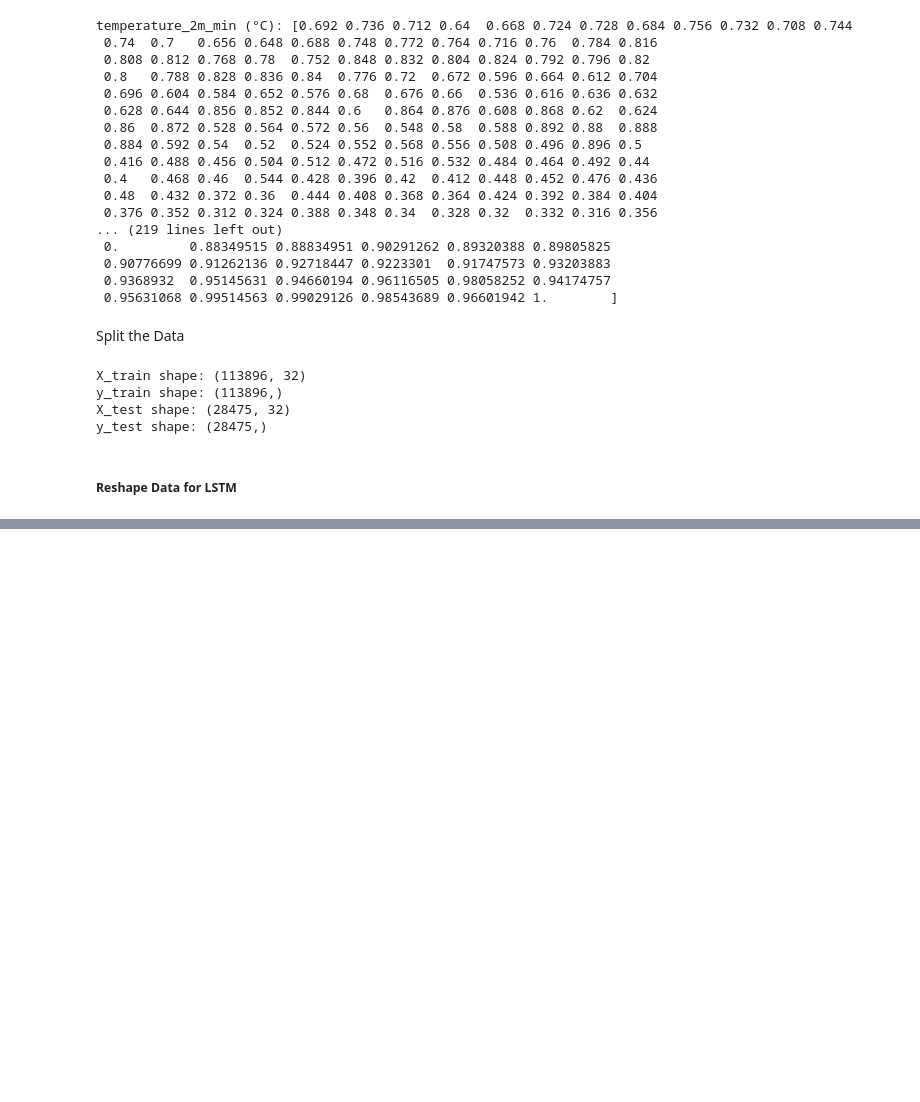
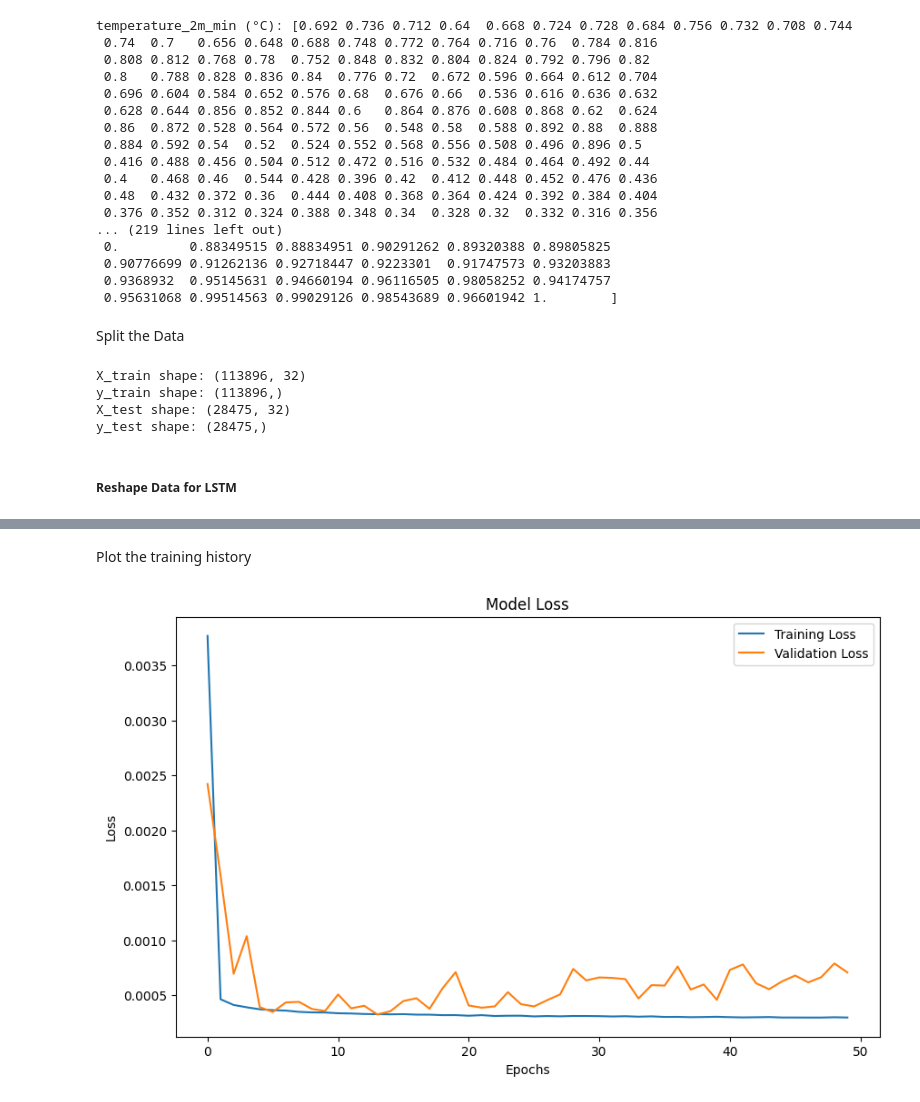
Before and after one commit to IT21271182/Deep-Learning-Project, a Jupyter notebook: IT21271182_LSTM.ipynb, the cells around one changed output, grey strips where cells are left out. Saved outputs shown, nothing was run; the diff lists cells and outputs as text; code cells hidden in the pictures; blank space fills up the shorter version.

Commit message:
Training the LSTM

```diff
--- a/IT21271182_LSTM.ipynb
+++ b/IT21271182_LSTM.ipynb
@@ -370,0 +388,10 @@ KeyboardInterrupt:
+# %%
+# Reshape the data if necessary
+# Check if X_train has only 2 dimensions
+if len(X_train.shape) == 2:
+    X_train = X_train.reshape(X_train.shape[0], 1, X_train.shape[1])
+if len(X_test.shape) == 2:
+    X_test = X_test.reshape(X_test.shape[0], 1, X_test.shape[1])
+
+print("New shape of X_train:", X_train.shape)
+print("New shape of X_test:", X_test.shape)
@@ -370,0 +401,9 @@ KeyboardInterrupt:
+# %%
+# Define the LSTM model
+model = Sequential()
+model.add(LSTM(50, return_sequences=True, input_shape=(X_train.shape[1], X_train.shape[2])))
+model.add(Dropout(0.2))  # Dropout layer to prevent overfitting
+model.add(LSTM(50, return_sequences=False))  # Second LSTM layer
+model.add(Dropout(0.2))
+model.add(Dense(25))  # Dense layer for learning nonlinear combinations
+model.add(Dense(1))  # Output layer for regression task
@@ -370,0 +412,2 @@ KeyboardInterrupt:
+# %%
+model.compile(optimizer='adam', loss='mean_squared_error')
@@ -370,0 +416,8 @@ KeyboardInterrupt:
+# %%
+# Set the number of epochs and batch size
+epochs = 50
+batch_size = 32
+
+# Train the model
+history = model.fit(X_train, y_train, epochs=epochs, batch_size=batch_size,
+                    validation_data=(X_test, y_test), verbose=1)
@@ -370,0 +442,15 @@ KeyboardInterrupt:
+# %% [markdown]
+Plot the training history
+# %%
+import matplotlib.pyplot as plt
+
+plt.figure(figsize=(10, 6))
+plt.plot(history.history['loss'], label='Training Loss')
+plt.plot(history.history['val_loss'], label='Validation Loss')
+plt.title('Model Loss')
+plt.xlabel('Epochs')
+plt.ylabel('Loss')
+plt.legend()
+plt.show()
+# %% [output]
+[figure, added]
```
Also changed, not shown: parts of 10 cells of this notebook.
